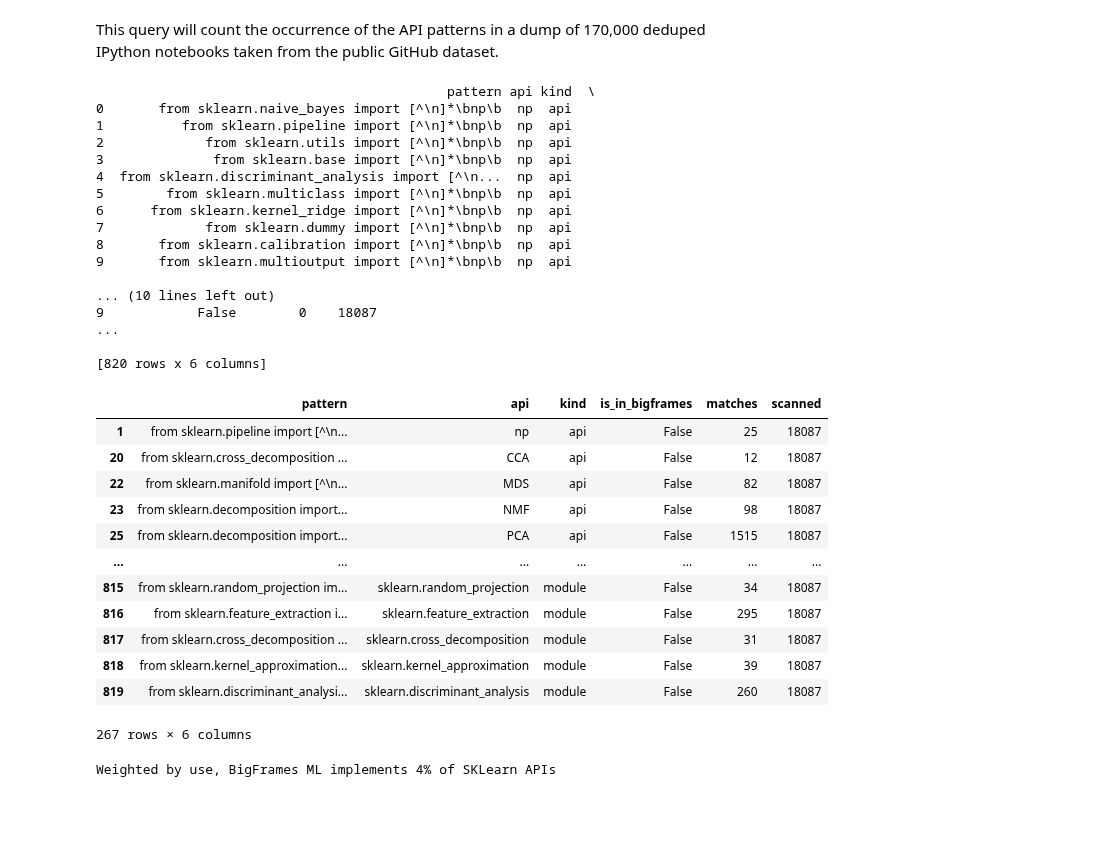
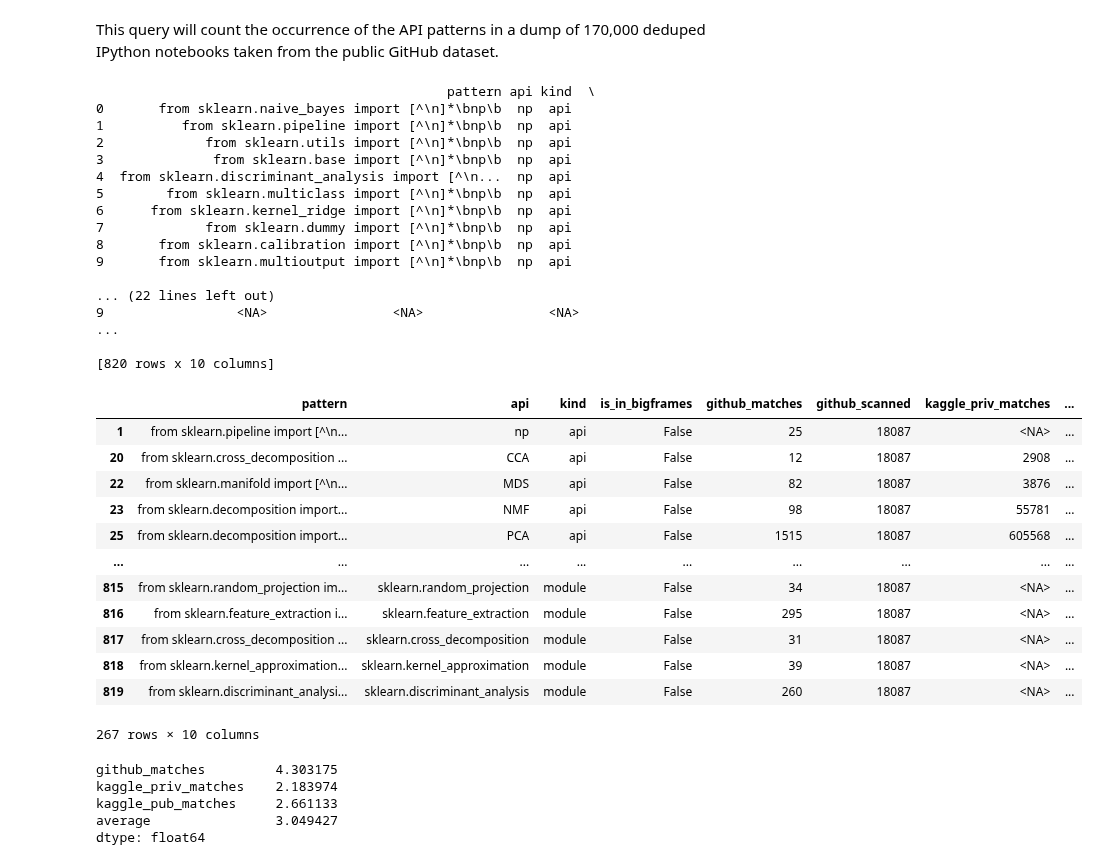
Before and after one commit to googleapis/python-bigquery-dataframes, a Jupyter notebook: notebooks/05 - Scikit-Learn API Coverage Report.ipynb, the cells around one changed output. Drawn from its saved outputs; the diff is of its cells as text; code cells hidden in the pictures; blank space fills up the shorter version.

```diff
--- a/notebooks/05 - Scikit-Learn API Coverage Report.ipynb
+++ b/notebooks/05 - Scikit-Learn API Coverage Report.ipynb
@@ -85,8 +85,11 @@ df = session.read_pandas(pandas_df)
 sql = f"""
 WITH
   token_patterns AS ( {df.sql} ),
+  kaggle_hit_counts AS (
+    SELECT pattern, private_matches, public_matches, private_scanned, public_scanned
+    FROM `bigframes-dev.coverage_report.kaggle_sklearn_hit_counts`),
   github_notebooks AS (SELECT content FROM `bigframes-dev.coverage_report.github_notebooks`),
-  hit_counts AS (
+  github_hit_counts AS (
     SELECT
       token_patterns.pattern,
       COUNTIF(REGEXP_CONTAINS(github_notebooks.content, token_patterns.pattern)) AS matches,
@@ -97,9 +100,17 @@ WITH
     GROUP BY token_patterns.pattern
     ORDER BY matches DESC
 )
-SELECT token_patterns.*, hit_counts.matches, hit_counts.scanned
-FROM token_patterns, hit_counts
-WHERE token_patterns.pattern = hit_counts.pattern
+SELECT
+  token_patterns.*,
+  github_hit_counts.matches AS github_matches,
+  github_hit_counts.scanned AS github_scanned,
+  kaggle_hit_counts.private_matches AS kaggle_priv_matches,
+  kaggle_hit_counts.private_scanned AS kaggle_priv_scanned,
+  kaggle_hit_counts.public_matches AS kaggle_pub_matches,
+  kaggle_hit_counts.public_scanned AS kaggle_pub_scanned
+FROM token_patterns
+LEFT JOIN kaggle_hit_counts ON token_patterns.pattern = kaggle_hit_counts.pattern
+LEFT JOIN github_hit_counts ON token_patterns.pattern = github_hit_counts.pattern
 """
 
 df = session.read_gbq(sql)
@@ -118,42 +129,48 @@ df
 8       from sklearn.calibration import [^\n]*\bnp\b  np  api
 9       from sklearn.multioutput import [^\n]*\bnp\b  np  api
 
-... (10 lines left out)
-9            False        0    18087
+... (22 lines left out)
+9                 <NA>                <NA>                <NA>
 ...
 
-[820 rows x 6 columns]
+[820 rows x 10 columns]
 # %%
 # TODO: rewrite everything in bigframes. Too much missing right now :(","
 df = df.to_pandas()
 
 # this imports checking method has a lot of noise from other stuff it finds in the modules.
 # Lets remove rows that had <10 hits
-df = df[df.matches >= 10]
+df = df[df.github_matches >= 10]
 df
 # %% [output]
-|  | pattern | api | kind | is_in_bigframes | matches | scanned |
-| 1 | from sklearn.pipeline import [^\n... | np | api | False | 25 | 18087 |
-| 20 | from sklearn.cross_decomposition ... | CCA | api | False | 12 | 18087 |
-| 22 | from sklearn.manifold import [^\n... | MDS | api | False | 82 | 18087 |
-| 23 | from sklearn.decomposition import... | NMF | api | False | 98 | 18087 |
-| 25 | from sklearn.decomposition import... | PCA | api | False | 1515 | 18087 |
-| ... | ... | ... | ... | ... | ... | ... |
-| 815 | from sklearn.random_projection im... | sklearn.random_projection | module | False | 34 | 18087 |
-| 816 | from sklearn.feature_extraction i... | sklearn.feature_extraction | module | False | 295 | 18087 |
-| 817 | from sklearn.cross_decomposition ... | sklearn.cross_decomposition | module | False | 31 | 18087 |
-| 818 | from sklearn.kernel_approximation... | sklearn.kernel_approximation | module | False | 39 | 18087 |
-| 819 | from sklearn.discriminant_analysi... | sklearn.discriminant_analysis | module | False | 260 | 18087 |
+|  | pattern | api | kind | is_in_bigframes | github_matches | github_scanned | kaggle_priv_matches | ... |
+| 1 | from sklearn.pipeline import [^\n... | np | api | False | 25 | 18087 | <NA> | ... |
+| 20 | from sklearn.cross_decomposition ... | CCA | api | False | 12 | 18087 | 2908 | ... |
+| 22 | from sklearn.manifold import [^\n... | MDS | api | False | 82 | 18087 | 3876 | ... |
+| 23 | from sklearn.decomposition import... | NMF | api | False | 98 | 18087 | 55781 | ... |
+| 25 | from sklearn.decomposition import... | PCA | api | False | 1515 | 18087 | 605568 | ... |
+| ... | ... | ... | ... | ... | ... | ... | ... | ... |
+| 815 | from sklearn.random_projection im... | sklearn.random_projection | module | False | 34 | 18087 | <NA> | ... |
+| 816 | from sklearn.feature_extraction i... | sklearn.feature_extraction | module | False | 295 | 18087 | <NA> | ... |
+| 817 | from sklearn.cross_decomposition ... | sklearn.cross_decomposition | module | False | 31 | 18087 | <NA> | ... |
+| 818 | from sklearn.kernel_approximation... | sklearn.kernel_approximation | module | False | 39 | 18087 | <NA> | ... |
+| 819 | from sklearn.discriminant_analysi... | sklearn.discriminant_analysis | module | False | 260 | 18087 | <NA> | ... |
-267 rows × 6 columns
+267 rows × 10 columns
 # %%
 apis_df = df[df.kind == "api"].copy()
 modules_df = df[df.kind == "module"].copy()
 
 # Weighted total API coverage
-covered = apis_df[apis_df["is_in_bigframes"]]["matches"].sum()
-total = apis_df[apis_df["is_in_bigframes"] == False]["matches"].sum()
-weighted_percentage = 100 * covered / total
-print(f"Weighted by use, BigFrames ML implements {round(weighted_percentage)}% of SKLearn APIs")
+matches_stats = apis_df[["github_matches", "kaggle_priv_matches", "kaggle_pub_matches"]]
+covered = matches_stats[apis_df["is_in_bigframes"]].sum(axis=0)
+total = matches_stats.sum(axis=0)
+weighted_percentage = covered * 100 / total
+weighted_percentage["average"] = weighted_percentage.mean()
+weighted_percentage
 # %% [output]
-Weighted by use, BigFrames ML implements 4% of SKLearn APIs
+github_matches         4.303175
+kaggle_priv_matches    2.183974
+kaggle_pub_matches     2.661133
+average                3.049427
+dtype: float64
 # %%
```
Also changed, not shown: parts of 1 cell of this notebook.
